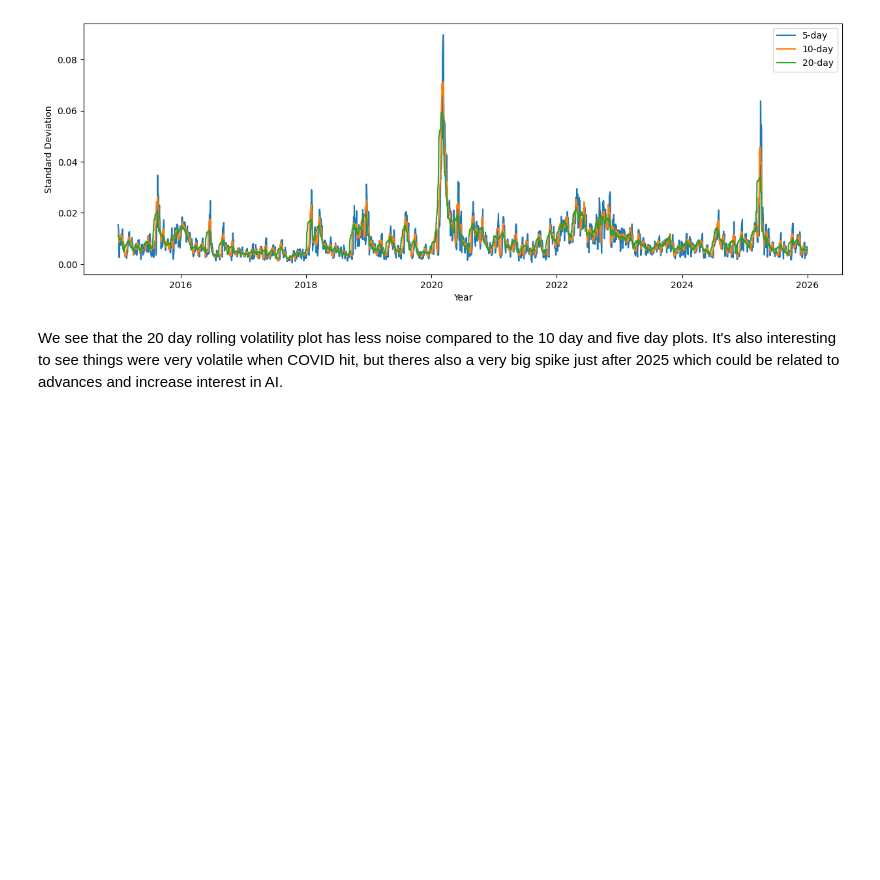
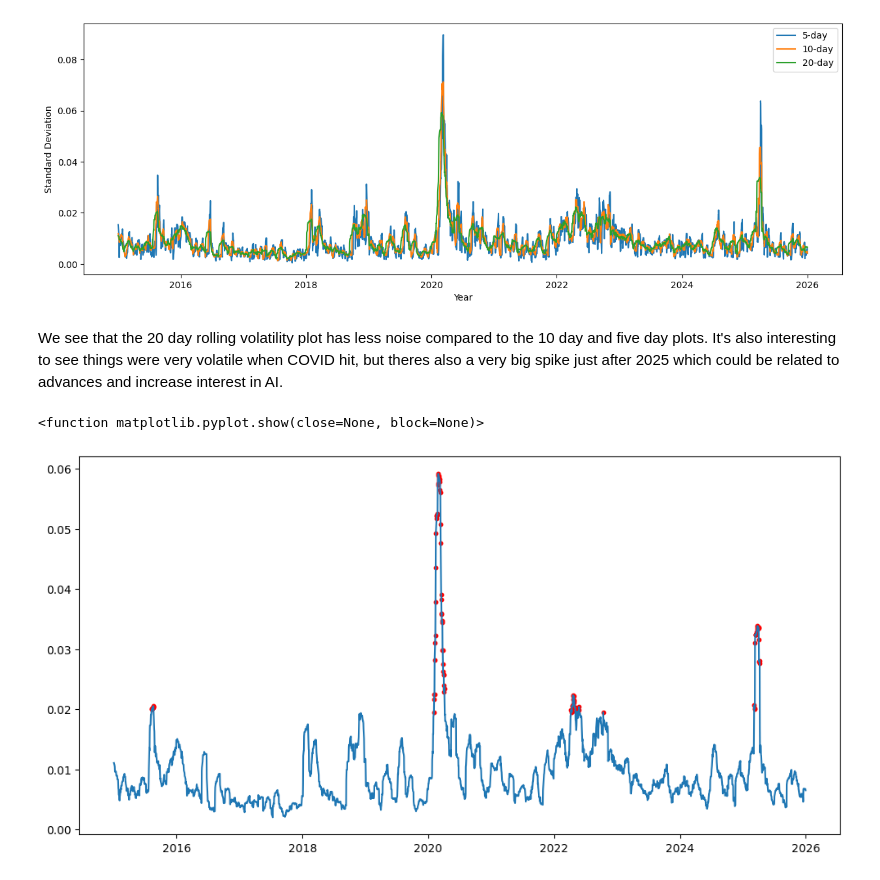
Before and after one commit to Noha-Jung3/Market-Volatility-Prediction, a Jupyter notebook: EDA.ipynb, the cells around one changed output. Saved outputs shown, nothing was run; the diff lists cells and outputs as text; code cells hidden in the pictures; blank space fills up the shorter version.

Commit message:
updated readme, outlier visuals

```diff
--- a/EDA.ipynb
+++ b/EDA.ipynb
@@ -199,3 +199,13 @@ plt.legend()
 [figure]
 # %% [markdown]
 We see that the 20 day rolling volatility plot has less noise compared to the 10 day and five day plots. It's also interesting to see things were very volatile when COVID hit, but theres also a very big spike just after 2025 which could be related to advances and increase interest in AI.
+# %%
+peaks = prices["future_vol_20"].nlargest(100)
+# %%
+plt.figure(figsize = (12,6))
+plt.plot(prices.index, prices["future_vol_20"])
+plt.scatter(peaks.index, peaks.values, marker = "o", s=10, color = "red")
+plt.show
+# %% [output]
+<function matplotlib.pyplot.show(close=None, block=None)>
+[figure, added]
```
Also changed, not shown: parts of 6 cells of this notebook, 1 other file.
